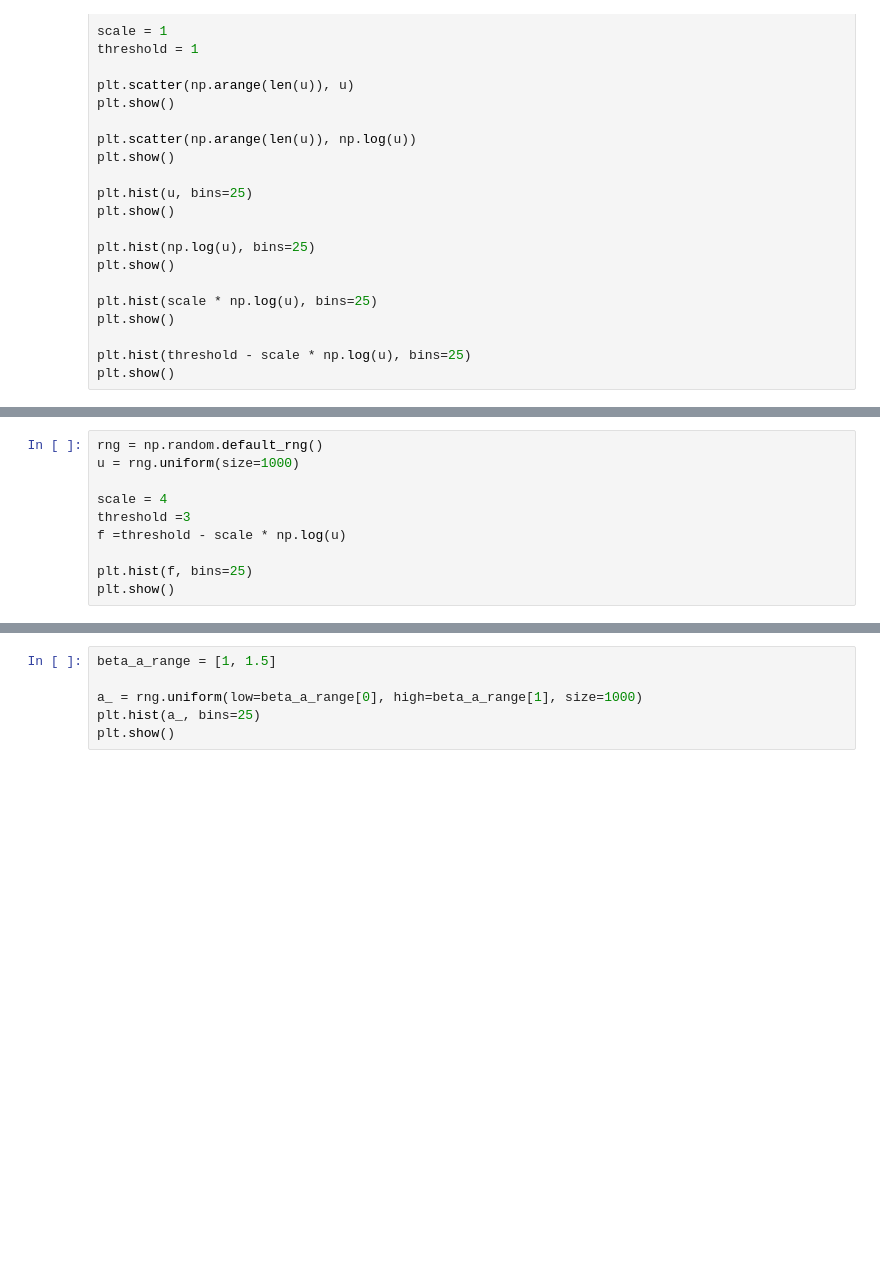
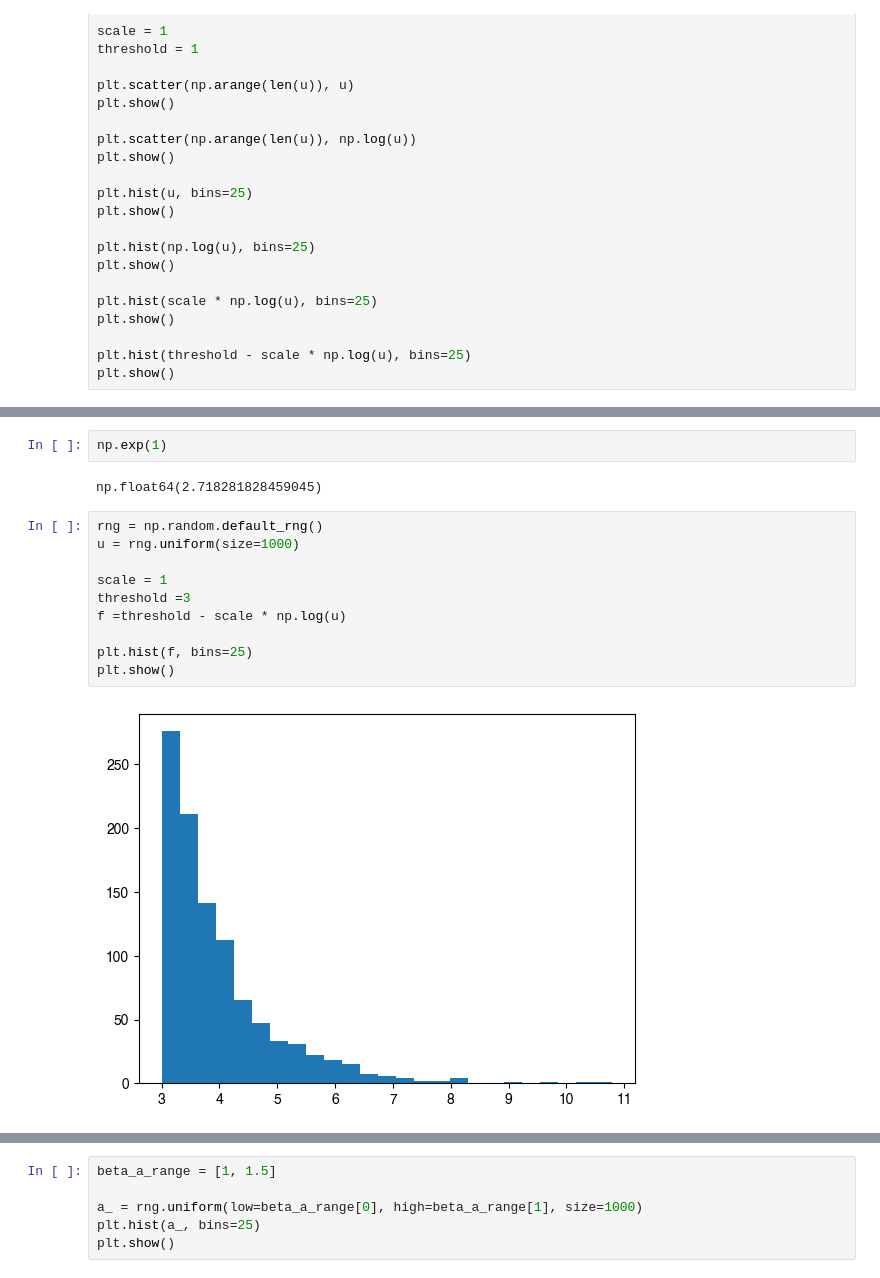
Before and after one commit to a-darcher/response_generator, a Jupyter notebook: dev_nbs/params.ipynb, the cells around one changed output, grey strips where cells are left out. Saved outputs shown, nothing was run; the diff lists cells and outputs as text; blank space fills up the shorter version.

```diff
--- a/dev_nbs/params.ipynb
+++ b/dev_nbs/params.ipynb
@@ -44,13 +45,19 @@ plt.show()
 # %% [output]
 29.72959917405563
 [figure]
+# %%
+np.exp(1)
+# %% [output]
+np.float64(2.718281828459045)
 # %%
 rng = np.random.default_rng()
 u = rng.uniform(size=1000)
 
-scale = 4
+scale = 1
 threshold =3
 f =threshold - scale * np.log(u)
 
 plt.hist(f, bins=25)
 plt.show()
+# %% [output]
+[figure, added]
```
Also changed, not shown: parts of 8 cells of this notebook, 1 other file.
